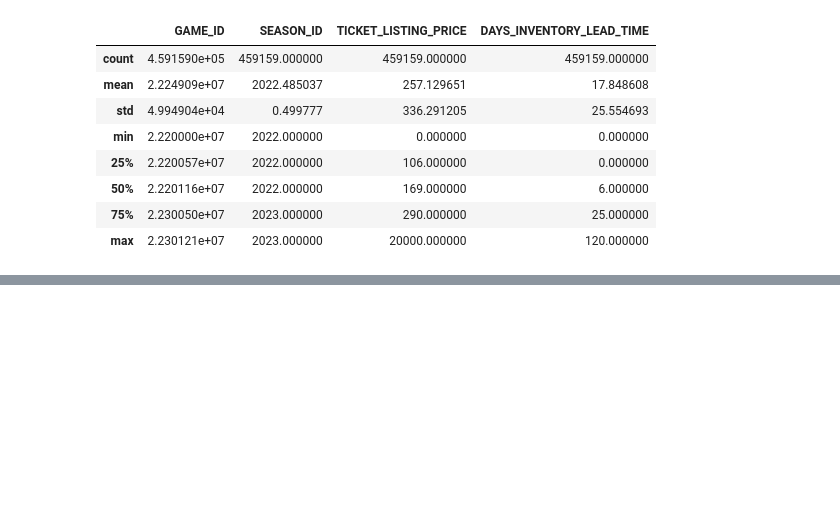
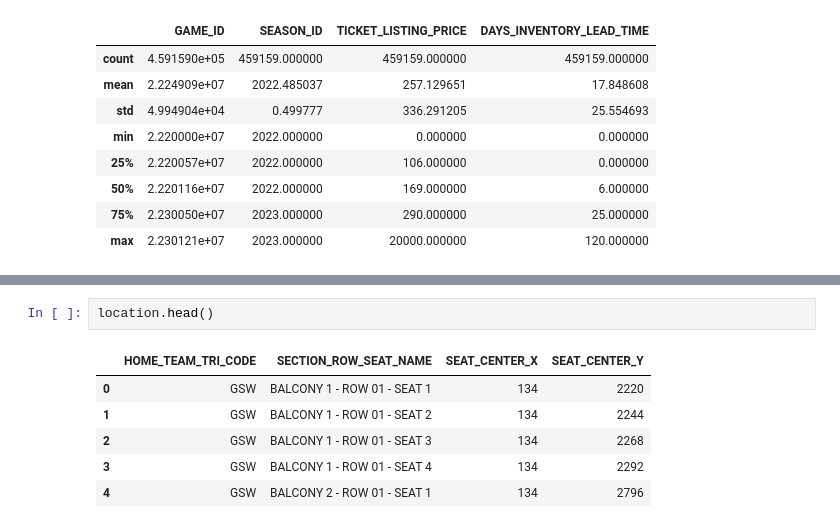
Before and after one commit to asnyder613/NBA_Seating, a Jupyter notebook: NBA_Capstone.ipynb, the cells around one changed output, grey strips where cells are left out. Drawn from its saved outputs; the diff is of its cells as text; blank space fills up the shorter version.

```diff
--- a/NBA_Capstone.ipynb
+++ b/NBA_Capstone.ipynb
@@ -51,3 +84,12 @@ profile = ProfileReport(listing,
 profile.to_notebook_iframe()
 # %% [output]
 [interactive output not drawn]
+# %%
+location.head()
+# %% [output]
+|  | HOME_TEAM_TRI_CODE | SECTION_ROW_SEAT_NAME | SEAT_CENTER_X | SEAT_CENTER_Y |
+| 0 | GSW | BALCONY 1 - ROW 01 - SEAT 1 | 134 | 2220 |
+| 1 | GSW | BALCONY 1 - ROW 01 - SEAT 2 | 134 | 2244 |
+| 2 | GSW | BALCONY 1 - ROW 01 - SEAT 3 | 134 | 2268 |
+| 3 | GSW | BALCONY 1 - ROW 01 - SEAT 4 | 134 | 2292 |
+| 4 | GSW | BALCONY 2 - ROW 01 - SEAT 1 | 134 | 2796 |
```
Also changed, not shown: parts of 18 cells of this notebook.
